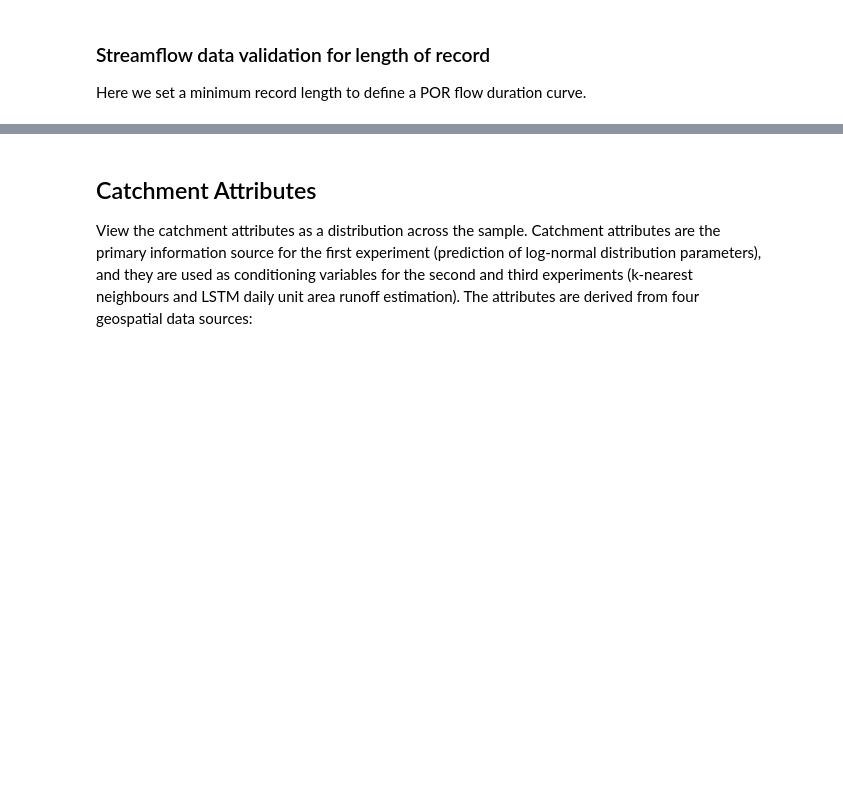
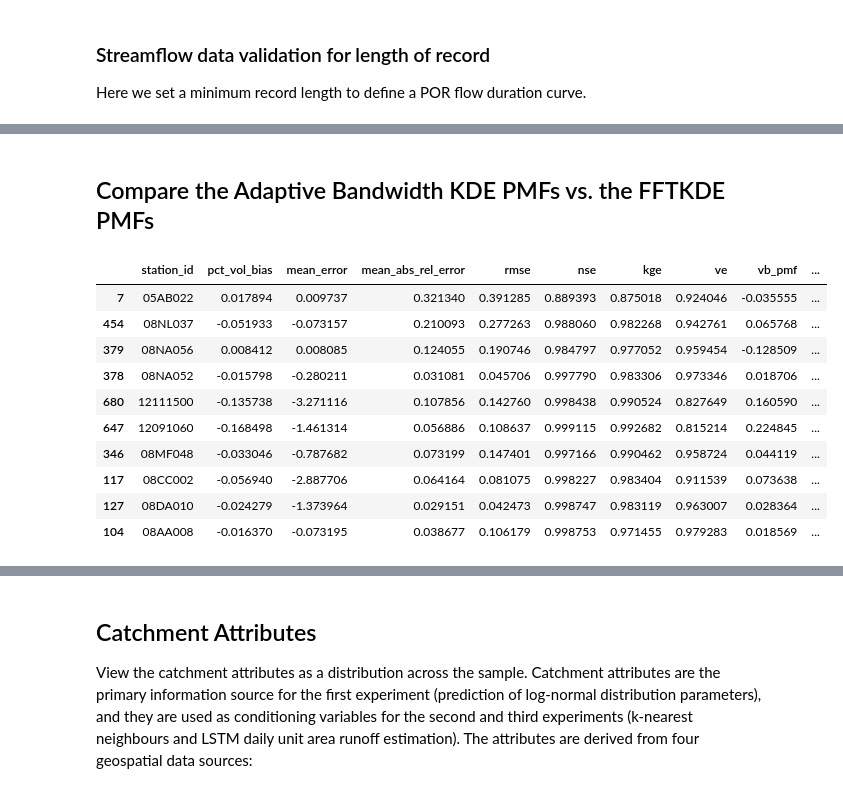
Before and after one commit to dankovacek/distribution_estimation, a Jupyter notebook: docs/notebooks/1_data.ipynb, the cells around one changed output, grey strips where cells are left out. Saved outputs shown, nothing was run; the diff lists cells and outputs as text; code cells hidden in the pictures; blank space fills up the shorter version.

```diff
--- a/docs/notebooks/1_data.ipynb
+++ b/docs/notebooks/1_data.ipynb
@@ -303,0 +698,2 @@ There are 1030 stations with at least 5 complete years of data.
+# %% [markdown]
+## Compare the Adaptive Bandwidth KDE PMFs vs. the FFTKDE PMFs
@@ -303,0 +705,55 @@ There are 1030 stations with at least 5 complete years of data.
+# %%
+for l in ['kde', 'obs']:
+    distribution_dict['pdf_' + l] = pd.read_csv(output_folder / f'pdf_{l}.csv', index_col='log_x')
+    distribution_dict['pmf_' + l] = pd.read_csv(output_folder / f'pmf_{l}.csv', index_col='log_x')
+# %%
+all_results = {}
+log_x = base_kde_estimator.log_x
+log_w = base_kde_estimator.log_w
+for stn in validated_stations:
+
+    akde_pmf = distribution_dict['pmf_kde'][stn].values
+    # assert the pdf sums to 1
+    assert np.isclose(np.sum(akde_pmf), 1, atol=1e-4), f'PDF for {stn} does not sum to 1: {np.sum(akde_pmf):.4f}'
+
+    baseline_distribution = ReferenceDistribution(**shared_config)
+    baseline_distribution._initialize_station(stn)
+    kde_obj = shared_config['kde_obj']
+    data = baseline_distribution.df['replaced_zero_flow_uar'].dropna().values
+    try:
+        fft_kde_pdf = FFTKDE(bw="silverman").fit(np.log(data)).evaluate(log_x)
+    # catch warning from FFTKDE and print station ID
+    except ValueError as e:
+        print(f'Warning: FFTKDE failed for station {stn} with error: {e}')
+        continue
+
+    # convert the FFTKDE pdf to a PMF
+    # Convert to PMF
+    fft_pmf = fft_kde_pdf * log_w
+    fft_pmf /= np.sum(fft_pmf)
+    assert np.isclose(np.sum(fft_pmf), 1, atol=1e-4), f'PMF for {stn} does not sum to 1: {np.sum(fft_pmf):.4f}'
+    # compute measures between the adaptive KDE and the FFTKDE
+    measures = eval_obj._evaluate_fdc_metrics_from_pmf(akde_pmf, fft_pmf)
+    all_results[stn] = measures
+# %%
+# format to a DataFrame with the station ID as index
+results_df = pd.DataFrame(all_results).T
+results_df.index.name = 'station_id'
+results_df.reset_index(inplace=True)
+results_df.to_csv('data/results/kde_fft_comparison.csv', index=False)
+# %%
+results_df.sort_values(by=['kld'], inplace=True, ascending=False)
+bad_rmse_stns = results_df['station_id'].values[:10]
+results_df.head(10)
+# %% [output]
+|  | station_id | pct_vol_bias | mean_error | mean_abs_rel_error | rmse | nse | kge | ve | vb_pmf | ... |
+| 7 | 05AB022 | 0.017894 | 0.009737 | 0.321340 | 0.391285 | 0.889393 | 0.875018 | 0.924046 | -0.035555 | ... |
+| 454 | 08NL037 | -0.051933 | -0.073157 | 0.210093 | 0.277263 | 0.988060 | 0.982268 | 0.942761 | 0.065768 | ... |
+| 379 | 08NA056 | 0.008412 | 0.008085 | 0.124055 | 0.190746 | 0.984797 | 0.977052 | 0.959454 | -0.128509 | ... |
+| 378 | 08NA052 | -0.015798 | -0.280211 | 0.031081 | 0.045706 | 0.997790 | 0.983306 | 0.973346 | 0.018706 | ... |
+| 680 | 12111500 | -0.135738 | -3.271116 | 0.107856 | 0.142760 | 0.998438 | 0.990524 | 0.827649 | 0.160590 | ... |
+| 647 | 12091060 | -0.168498 | -1.461314 | 0.056886 | 0.108637 | 0.999115 | 0.992682 | 0.815214 | 0.224845 | ... |
+| 346 | 08MF048 | -0.033046 | -0.787682 | 0.073199 | 0.147401 | 0.997166 | 0.990462 | 0.958724 | 0.044119 | ... |
+| 117 | 08CC002 | -0.056940 | -2.887706 | 0.064164 | 0.081075 | 0.998227 | 0.983404 | 0.911539 | 0.073638 | ... |
+| 127 | 08DA010 | -0.024279 | -1.373964 | 0.029151 | 0.042473 | 0.998747 | 0.983119 | 0.963007 | 0.028364 | ... |
+| 104 | 08AA008 | -0.016370 | -0.073195 | 0.038677 | 0.106179 | 0.998753 | 0.971455 | 0.979283 | 0.018569 | ... |
```
Also changed, not shown: parts of 33 cells of this notebook, 22 other files.
